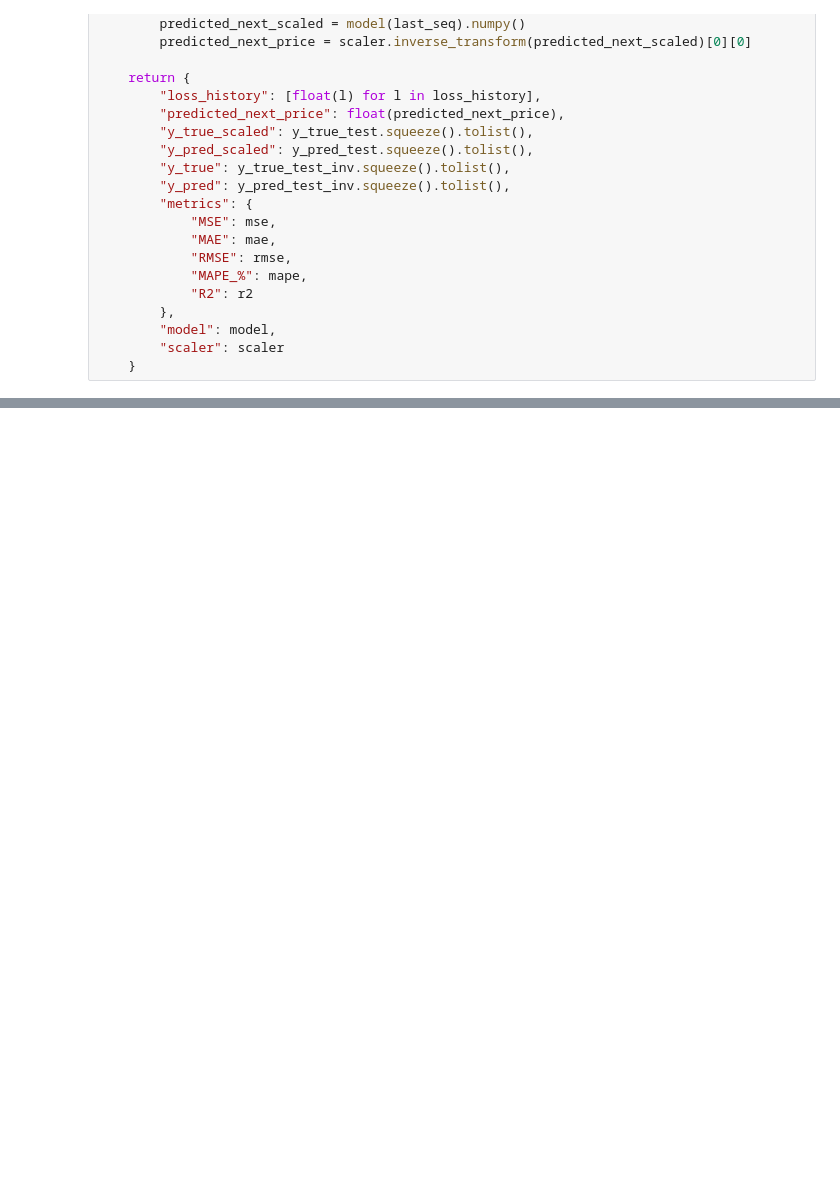
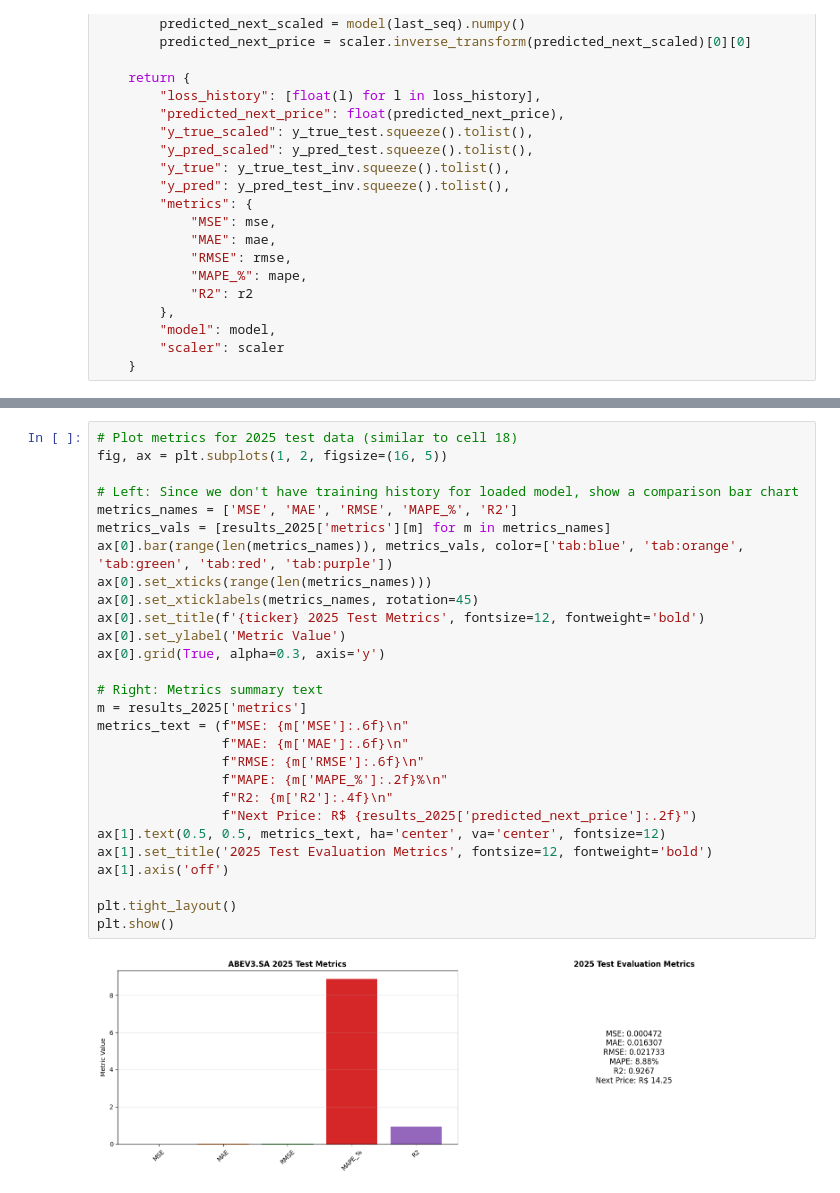
Before and after one commit to udanielsantin/stock_predictor_lstm_model, a Jupyter notebook: notebooks/stock_predition_model.ipynb, the cells around one changed output, grey strips where cells are left out. Cells and saved outputs as stored; diff of their text form; blank space fills up the shorter version.

```diff
--- a/notebooks/stock_predition_model.ipynb
+++ b/notebooks/stock_predition_model.ipynb
@@ -374,0 +316,30 @@ Models with R² > 0.7.............................. 77
+# %%
+# Plot metrics for 2025 test data (similar to cell 18)
+fig, ax = plt.subplots(1, 2, figsize=(16, 5))
+
+# Left: Since we don't have training history for loaded model, show a comparison bar chart
+metrics_names = ['MSE', 'MAE', 'RMSE', 'MAPE_%', 'R2']
+metrics_vals = [results_2025['metrics'][m] for m in metrics_names]
+ax[0].bar(range(len(metrics_names)), metrics_vals, color=['tab:blue', 'tab:orange', 'tab:green', 'tab:red', 'tab:purple'])
+ax[0].set_xticks(range(len(metrics_names)))
+ax[0].set_xticklabels(metrics_names, rotation=45)
+ax[0].set_title(f'{ticker} 2025 Test Metrics', fontsize=12, fontweight='bold')
+ax[0].set_ylabel('Metric Value')
+ax[0].grid(True, alpha=0.3, axis='y')
+
+# Right: Metrics summary text
+m = results_2025['metrics']
+metrics_text = (f"MSE: {m['MSE']:.6f}\n"
+                f"MAE: {m['MAE']:.6f}\n"
+                f"RMSE: {m['RMSE']:.6f}\n"
+                f"MAPE: {m['MAPE_%']:.2f}%\n"
+                f"R2: {m['R2']:.4f}\n"
+                f"Next Price: R$ {results_2025['predicted_next_price']:.2f}")
+ax[1].text(0.5, 0.5, metrics_text, ha='center', va='center', fontsize=12)
+ax[1].set_title('2025 Test Evaluation Metrics', fontsize=12, fontweight='bold')
+ax[1].axis('off')
+
+plt.tight_layout()
+plt.show()
+# %% [output]
+[figure, added]
```
Also changed, not shown: parts of 13 cells of this notebook, 9 other files.
